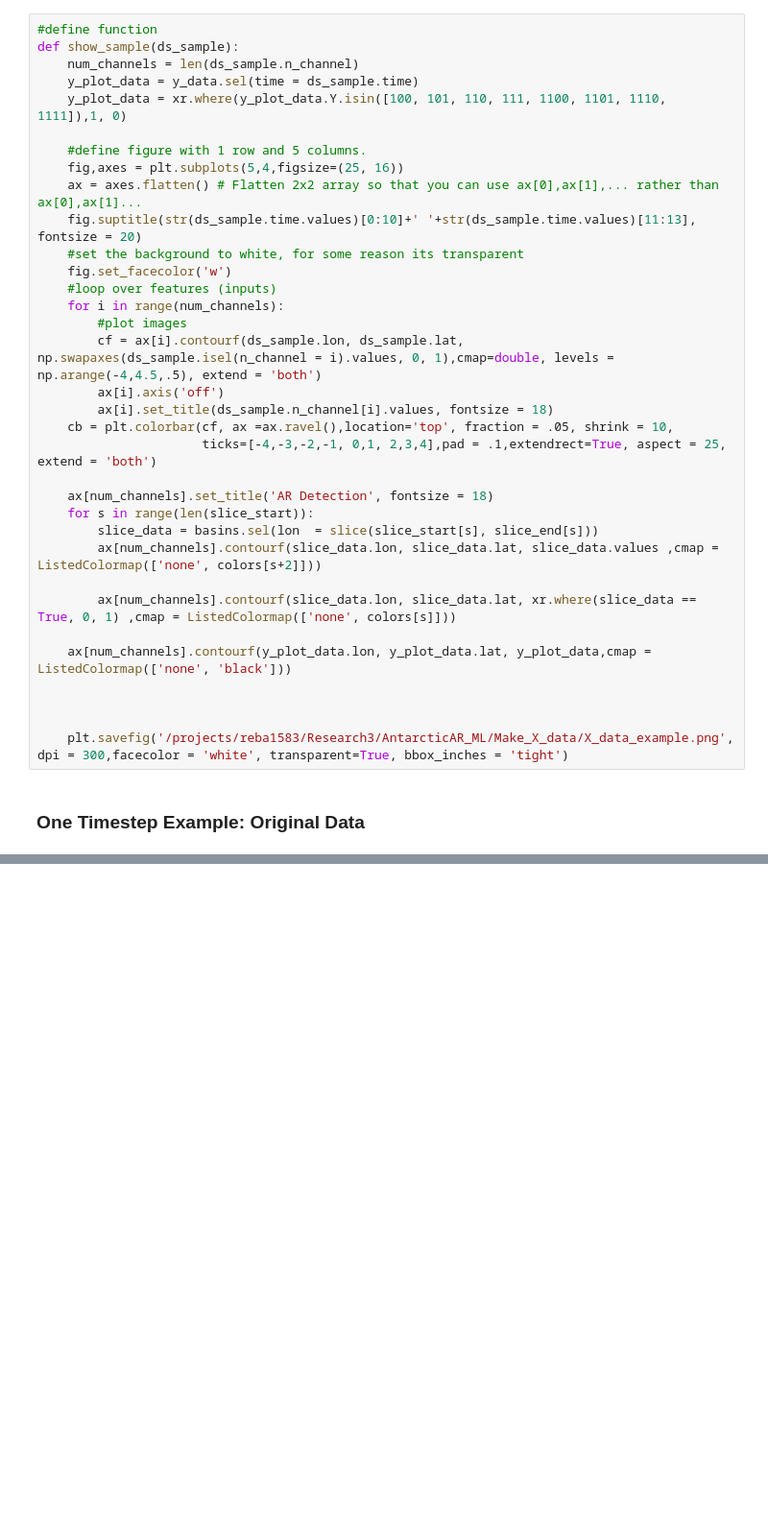
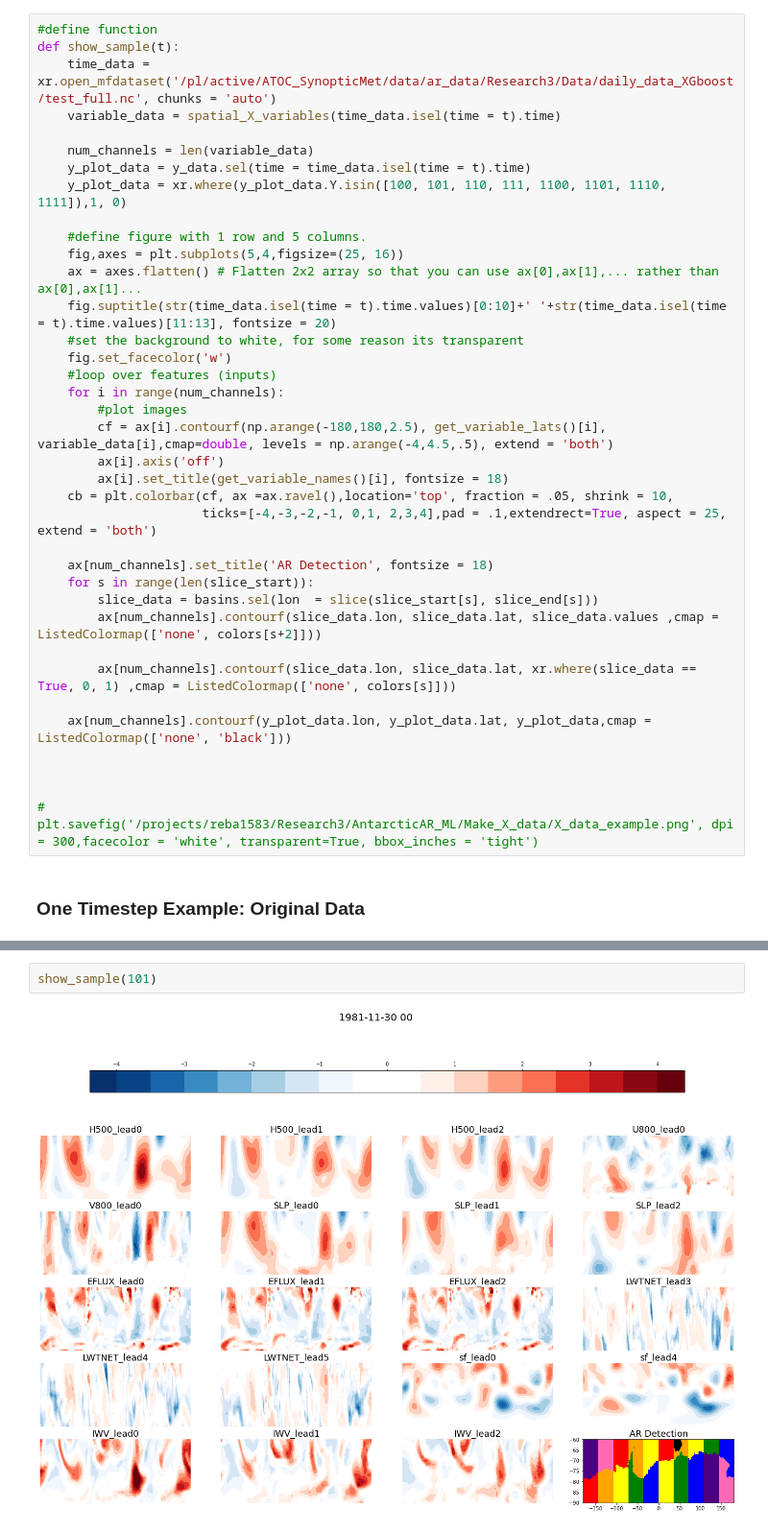
Before and after one commit to rlbaiman/AntarcticAR_ML, a Jupyter notebook: Make_X_data/Plot_X_data.ipynb, the cells around one changed output, grey strips where cells are left out. Shown: that part at 96% size. Cells and saved outputs as stored; diff of their text form; blank space fills up the shorter version.

```diff
--- a/Make_X_data/Plot_X_data.ipynb
+++ b/Make_X_data/Plot_X_data.ipynb
@@ -37,23 +32,26 @@ basins = basins.Zwallybasins > 0
 y_data = xr.open_mfdataset('/pl/active/ATOC_SynopticMet/data/ar_data/Research3/Data/Y_labels_AR_PRECSN_T/*').load()
 # %%
 #define function
-def show_sample(ds_sample):
-    num_channels = len(ds_sample.n_channel)
-    y_plot_data = y_data.sel(time = ds_sample.time)
+def show_sample(t):
+    time_data = xr.open_mfdataset('/pl/active/ATOC_SynopticMet/data/ar_data/Research3/Data/daily_data_XGboost/test_full.nc', chunks = 'auto')
+    variable_data = spatial_X_variables(time_data.isel(time = t).time)
+
+    num_channels = len(variable_data)
+    y_plot_data = y_data.sel(time = time_data.isel(time = t).time)
     y_plot_data = xr.where(y_plot_data.Y.isin([100, 101, 110, 111, 1100, 1101, 1110, 1111]),1, 0)
 
     #define figure with 1 row and 5 columns.
     fig,axes = plt.subplots(5,4,figsize=(25, 16))
     ax = axes.flatten() # Flatten 2x2 array so that you can use ax[0],ax[1],... rather than ax[0],ax[1]...
-    fig.suptitle(str(ds_sample.time.values)[0:10]+' '+str(ds_sample.time.values)[11:13], fontsize = 20)
+    fig.suptitle(str(time_data.isel(time = t).time.values)[0:10]+' '+str(time_data.isel(time = t).time.values)[11:13], fontsize = 20)
     #set the background to white, for some reason its transparent
     fig.set_facecolor('w')
     #loop over features (inputs)
     for i in range(num_channels):
         #plot images
-        cf = ax[i].contourf(ds_sample.lon, ds_sample.lat, np.swapaxes(ds_sample.isel(n_channel = i).values, 0, 1),cmap=double, levels = np.arange(-4,4.5,.5), extend = 'both')
+        cf = ax[i].contourf(np.arange(-180,180,2.5), get_variable_lats()[i], variable_data[i],cmap=double, levels = np.arange(-4,4.5,.5), extend = 'both')
         ax[i].axis('off')
-        ax[i].set_title(ds_sample.n_channel[i].values, fontsize = 18)
+        ax[i].set_title(get_variable_names()[i], fontsize = 18)
     cb = plt.colorbar(cf, ax =ax.ravel(),location='top', fraction = .05, shrink = 10,
                       ticks=[-4,-3,-2,-1, 0,1, 2,3,4],pad = .1,extendrect=True, aspect = 25, extend = 'both')
 
@@ -68,6 +66,6 @@ def show_sample(ds_sample):
 
 
 
-    plt.savefig('/projects/reba1583/Research3/AntarcticAR_ML/Make_X_data/X_data_example.png', dpi = 300,facecolor = 'white', transparent=True, bbox_inches = 'tight')
+#     plt.savefig('/projects/reba1583/Research3/AntarcticAR_ML/Make_X_data/X_data_example.png', dpi = 300,facecolor = 'white', transparent=True, bbox_inches = 'tight')
 # %% [markdown]
 ### One Timestep Example: Original Data
@@ -150,0 +72,4 @@ year
+# %%
+show_sample(101)
+# %% [output]
+[figure, added]
```
Also changed, not shown: parts of 15 cells of this notebook, 8 other files.
